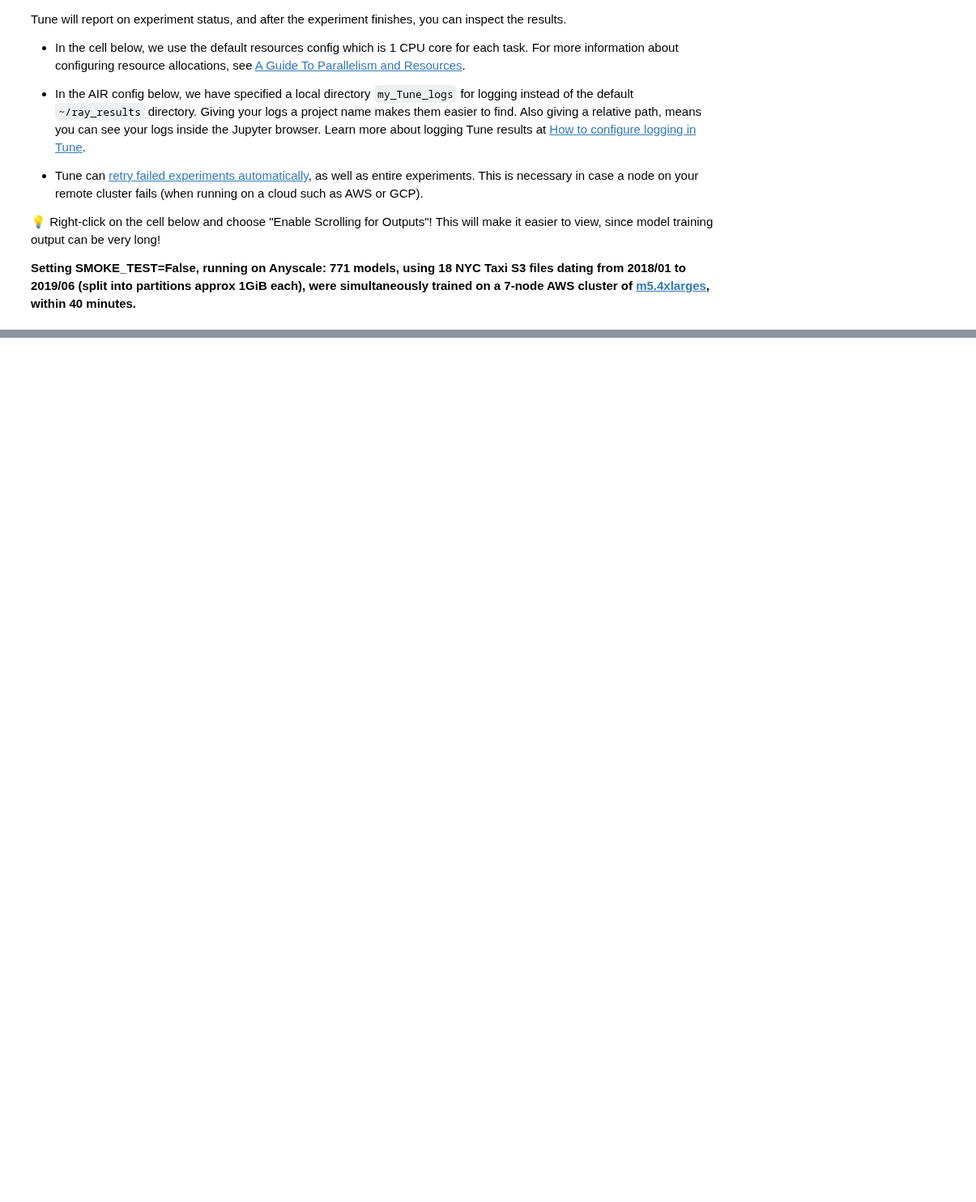
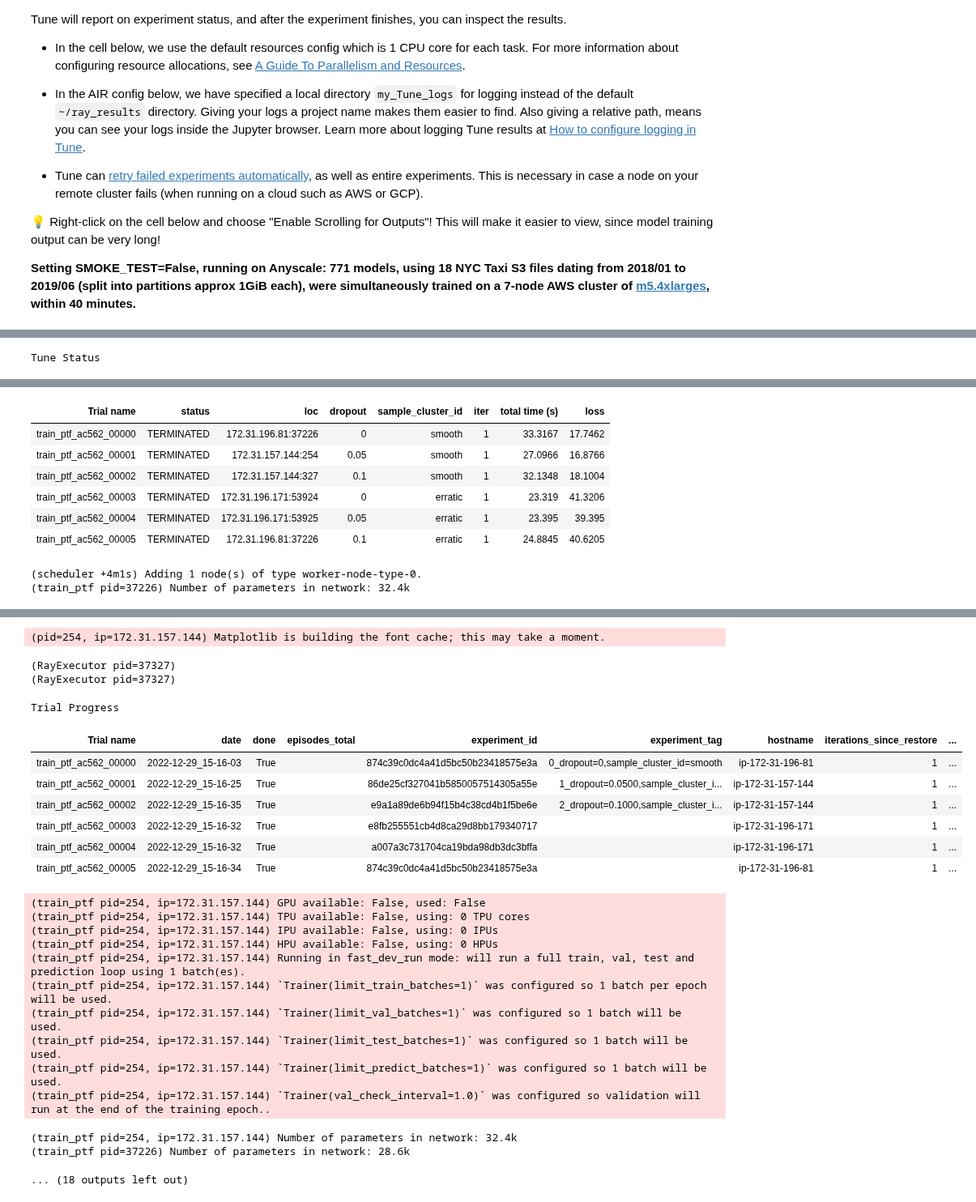
Before and after one commit to christy/AnyscaleDemos, a Jupyter notebook: forecasting_demos/Ray_v2/ray_air/pytorch_forecasting.ipynb, the cells around one changed output, grey strips where cells are left out. Shown at 81% size. Drawn from its saved outputs; the diff is of its cells as text; code cells hidden in the pictures; blank space fills up the shorter version.

```diff
--- a/forecasting_demos/Ray_v2/ray_air/pytorch_forecasting.ipynb
+++ b/forecasting_demos/Ray_v2/ray_air/pytorch_forecasting.ipynb
@@ -114,15 +116,13 @@ tensorboard: 2.11.0
 # In order to reduce clutter in the output, this is set to False by default.
 PRINT_TIMES = False
 
-
 def print_time(msg: str):
     if PRINT_TIMES:
         print(msg)
 
-
 # To speed things up, we’ll only use a small subset of the full dataset consisting of two last months of 2019.
 # You can choose to use the full dataset for 2018-2019 by setting the SMOKE_TEST variable to False.
-SMOKE_TEST = True
+SMOKE_TEST = False
 # %% [markdown]
 ## Define how to load and prepare Parquet data <a class="anchor" id="load_data"></a>
 # %% [markdown]
@@ -185,7 +156,7 @@ def read_data_from_clean(
     df = pq.read_table(
         file,
         filters=[
-            ("pulocationid", "not in", [264, 265, 199]),
+            ("pulocationid", "not in", ['264', '265', '199']),
             ("ts_type", "=", sample_id),
         ],
         columns=[
@@ -344,14 +315,6 @@ def convert_pandas_pytorch_timeseriesdata(
         # static_reals=["avg_population_2017", "avg_yearly_household_income_2017"],
         static_reals=[],
         time_varying_known_categoricals=["day_hour"],
-        # In case you have validation values not found in training data.
-        # KeyError: "Unknown category '9' encountered. Set `add_nan=True` to allow unknown categories"
-        # This removes error message, but does not solve the problem!
-        # Only solution is to fix your data!  Fill in missing time_idx values.
-#         categorical_encoders={
-#             'day_hour': ptf.data.encoders.NaNLabelEncoder(add_nan=True),
-#             id_col_name : ptf.data.encoders.NaNLabelEncoder(add_nan=True),
-#         },
         # group of categorical variables can be treated as one variable
         # variable_groups={"special_days": special_days},
         time_varying_known_reals=["time_idx", ],
@@ -455,9 +418,10 @@ def train_ptf(
     """
     # Get data segment ID from Tune search parameters
     sample_cluster_id = config.get("sample_cluster_id", ["erratic"])
+    print_time(f"Data segment: {sample_cluster_id}")
 
     # Read a segment of data for multi-model training in parallel.
-    df = prepare_data_from_clean(filename, sample_cluster_id[0])
+    df = prepare_data_from_clean(filename, sample_cluster_id)
 
     # convert data from pandas to PyTorch tensors
     train_dataset, train_loader, validation_loader = \
@@ -630,34 +595,32 @@ Tune will report on experiment status, and after the experiment finishes, you ca
 # %%
 # STEP 1. Define a search space of all config parameters, including the Tune ones
-sample_clusters = ["erratic"] if SMOKE_TEST else ["smooth", "erratic"]
-sample_locations = [141, 43, 229, 173] if SMOKE_TEST else all_location_ids
 num_training_workers = min(num_cpu - 2, 32)
 FORECAST_CONFIG = {
     "forecast_horizon": 168,
     "context_length": 63,
     "num_gpus": 0,
     "num_training_workers": num_training_workers,
-#     "batch_size": 128,
-    "batch_size": tune.grid_search([128, 64]),
+    "batch_size": 64,
+#     "batch_size": tune.grid_search([128, 64]),
     "epochs": 2,
     "lr": 0.05,
     "hidden_size": 20,
-    "dropout": 0.1,
-    # "dropout": tune.choice([0, 0.05, 0.1]),
+#     "dropout": 0.1,
+    "dropout": tune.grid_search([0, 0.05, 0.1]),
     "hidden_continuous_size": 4,
     "attention_head_size": num_training_workers,
     "limit_train_batches": 1, #0.25,
-    "sample_cluster_id": sample_clusters,
+    "sample_cluster_id": tune.grid_search(sample_clusters),
 }
 
-# STEP 2. Specify search strategy: algorithm + scheduler
+# STEP 2. Optional. Specify search strategy: algorithm + scheduler
 # Select scheduler https://blog.ml.cmu.edu/2018/12/12/massively-parallel-hyperparameter-optimization/
 scheduler = ASHAScheduler(
     max_t=FORECAST_CONFIG['epochs'],
     grace_period=1,
     reduction_factor=2)
 
-# STEP 3. Customize scaling
+# STEP 3. Optional. Customize scaling
 strategy = RayStrategy(num_workers=num_training_workers,
                        num_cpus_per_worker=1,
                        use_gpu=False,
@@ -669,8 +632,7 @@ train_fn_with_parameters = \
     tune.with_parameters(
         train_ptf,
         strategy=strategy,
-        input_df=df_raw,  #Use clusters
-        # input_df=None,  #Use location_ids
+        filename=FILENAME,
         train_dataset=train_dataset,
         train_loader=train_loader,
         validation_loader=validation_loader)
@@ -688,7 +650,7 @@ tuner = tune.Tuner(
         tune_config=tune.TuneConfig(
             metric="loss",
             mode="min",
-#             scheduler=scheduler,
+            scheduler=scheduler,
         ),
         run_config=air.RunConfig(
             name="ptf_nyc",
@@ -705,7 +667,15 @@ print(f"Finished in: {(time.time()-start)/60} minutes")
 # With ASHA
 # Total number of models: 2
 # Finished in: 3.0699266950289408 minutes
+# Total number of models: 4
+# Finished in: 1.2139288147290548 minutes
+# Total number of models: 4
+# Finished in: 0.7388069709142049 minutes
 
 # Without ASHA
 # Total number of models: 2
 # Finished in: 0.6272321343421936 minutes
+# Total number of models: 4
+# Finished in: 1.1787922263145447 minutes
+# %% [output]
+Tune Status
@@ -711,0 +690,9 @@ print(f"Finished in: {(time.time()-start)/60} minutes")
+| Trial name | status | loc | dropout | sample_cluster_id | iter | total time (s) | loss |
+| train_ptf_ac562_00000 | TERMINATED | 172.31.196.81:37226 | 0 | smooth | 1 | 33.3167 | 17.7462 |
+| train_ptf_ac562_00001 | TERMINATED | 172.31.157.144:254 | 0.05 | smooth | 1 | 27.0966 | 16.8766 |
+| train_ptf_ac562_00002 | TERMINATED | 172.31.157.144:327 | 0.1 | smooth | 1 | 32.1348 | 18.1004 |
+| train_ptf_ac562_00003 | TERMINATED | 172.31.196.171:53924 | 0 | erratic | 1 | 23.319 | 41.3206 |
+| train_ptf_ac562_00004 | TERMINATED | 172.31.196.171:53925 | 0.05 | erratic | 1 | 23.395 | 39.395 |
+| train_ptf_ac562_00005 | TERMINATED | 172.31.196.81:37226 | 0.1 | erratic | 1 | 24.8845 | 40.6205 |
+(scheduler +4m1s) Adding 1 node(s) of type worker-node-type-0.
+(train_ptf pid=37226) Number of parameters in network: 32.4k
@@ -712,3 +716,27 @@ print(f"Finished in: {(time.time()-start)/60} minutes")
+(pid=254, ip=172.31.157.144) Matplotlib is building the font cache; this may take a moment.
+(RayExecutor pid=37327)
+(RayExecutor pid=37327)
+Trial Progress
+| Trial name | date | done | episodes_total | experiment_id | experiment_tag | hostname | iterations_since_restore | ... |
+| train_ptf_ac562_00000 | 2022-12-29_15-16-03 | True |  | 874c39c0dc4a41d5bc50b23418575e3a | 0_dropout=0,sample_cluster_id=smooth | ip-172-31-196-81 | 1 | ... |
+| train_ptf_ac562_00001 | 2022-12-29_15-16-25 | True |  | 86de25cf327041b5850057514305a55e | 1_dropout=0.0500,sample_cluster_i... | ip-172-31-157-144 | 1 | ... |
+| train_ptf_ac562_00002 | 2022-12-29_15-16-35 | True |  | e9a1a89de6b94f15b4c38cd4b1f5be6e | 2_dropout=0.1000,sample_cluster_i... | ip-172-31-157-144 | 1 | ... |
+| train_ptf_ac562_00003 | 2022-12-29_15-16-32 | True |  | e8fb255551cb4d8ca29d8bb179340717 |  | ip-172-31-196-171 | 1 | ... |
+| train_ptf_ac562_00004 | 2022-12-29_15-16-32 | True |  | a007a3c731704ca19bda98db3dc3bffa |  | ip-172-31-196-171 | 1 | ... |
+| train_ptf_ac562_00005 | 2022-12-29_15-16-34 | True |  | 874c39c0dc4a41d5bc50b23418575e3a |  | ip-172-31-196-81 | 1 | ... |
+(train_ptf pid=254, ip=172.31.157.144) GPU available: False, used: False
+(train_ptf pid=254, ip=172.31.157.144) TPU available: False, using: 0 TPU cores
+(train_ptf pid=254, ip=172.31.157.144) IPU available: False, using: 0 IPUs
+(train_ptf pid=254, ip=172.31.157.144) HPU available: False, using: 0 HPUs
+(train_ptf pid=254, ip=172.31.157.144) Running in fast_dev_run mode: will run a full train, val, test and prediction loop using 1 batch(es).
+(train_ptf pid=254, ip=172.31.157.144) `Trainer(limit_train_batches=1)` was configured so 1 batch per epoch will be used.
+(train_ptf pid=254, ip=172.31.157.144) `Trainer(limit_val_batches=1)` was configured so 1 batch will be used.
+(train_ptf pid=254, ip=172.31.157.144) `Trainer(limit_test_batches=1)` was configured so 1 batch will be used.
+(train_ptf pid=254, ip=172.31.157.144) `Trainer(limit_predict_batches=1)` was configured so 1 batch will be used.
+(train_ptf pid=254, ip=172.31.157.144) `Trainer(val_check_interval=1.0)` was configured so validation will run at the end of the training epoch..
+(train_ptf pid=254, ip=172.31.157.144) Number of parameters in network: 32.4k
+(train_ptf pid=37226) Number of parameters in network: 28.6k
+... (18 outputs left out)
 # %% [markdown]
 ## Load a model from checkpoint and create a forecast  <a class="anchor" id="load_checkpoint"></a>
 # %% [markdown]
```
Also changed, not shown: parts of 22 cells of this notebook.
